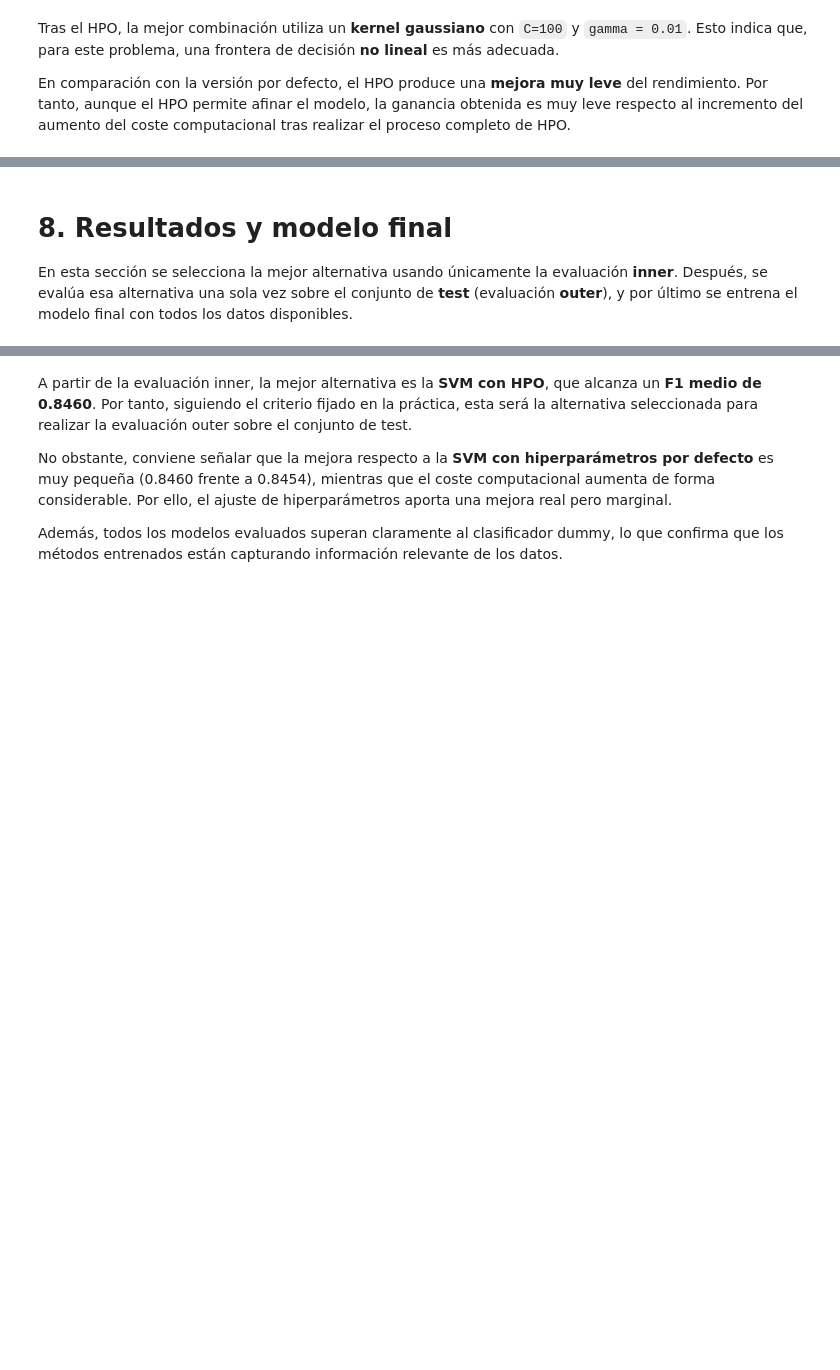
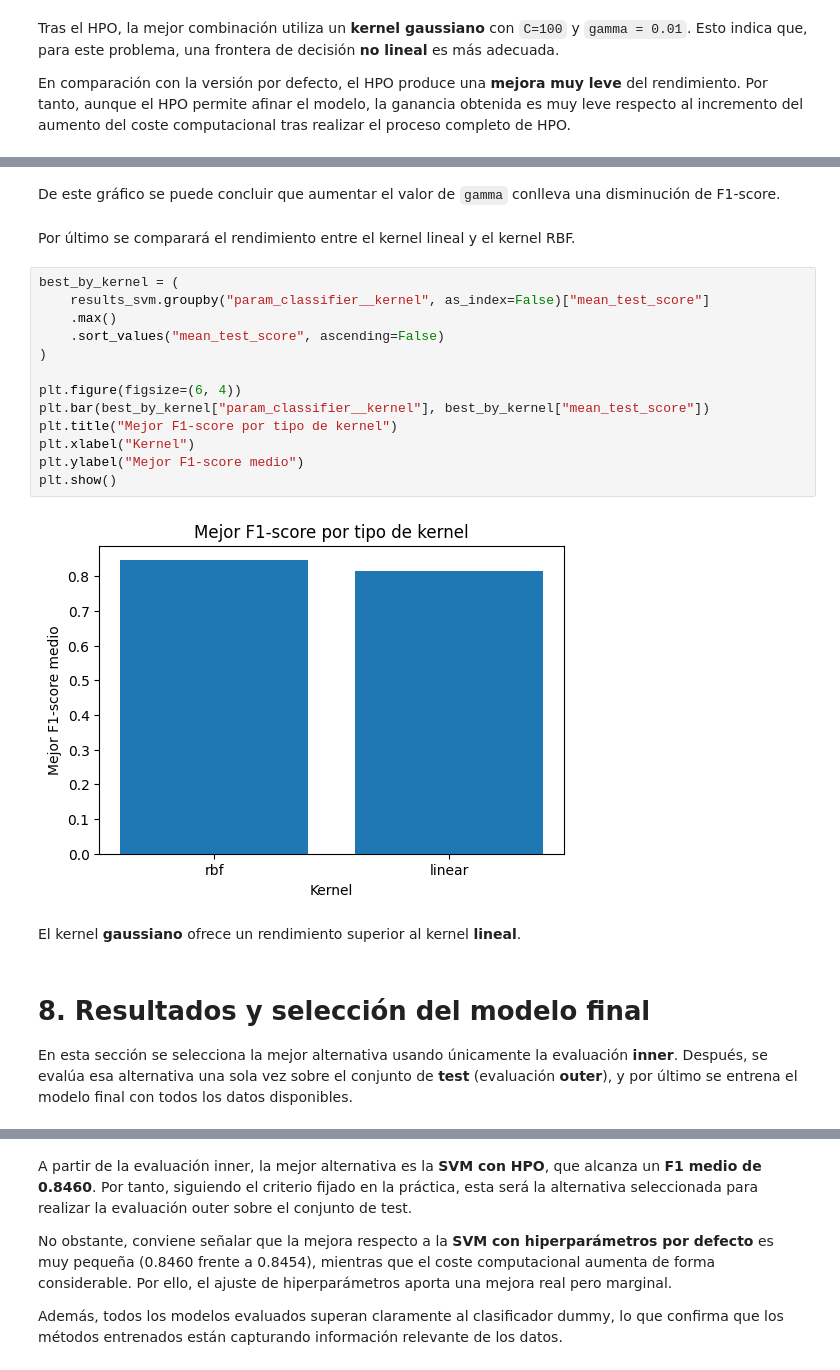
Before and after one commit to 100522401/P1_AA_100522396_100522401, a Jupyter notebook: notebooks/Cuaderno.ipynb, the cells around one changed output, grey strips where cells are left out. Drawn from its saved outputs; the diff is of its cells as text; blank space fills up the shorter version.

```diff
--- a/notebooks/Cuaderno.ipynb
+++ b/notebooks/Cuaderno.ipynb
@@ -1518,5 +1598,26 @@ En comparación con la versión por defecto, el HPO produce una **mejora muy lev
+# %% [markdown]
+De este gráfico se puede concluir que aumentar el valor de `gamma` conlleva una disminución de F1-score.
+# %% [markdown]
+Por último se comparará el rendimiento entre el kernel lineal y el kernel RBF.
+# %%
+best_by_kernel = (
+    results_svm.groupby("param_classifier__kernel", as_index=False)["mean_test_score"]
+    .max()
+    .sort_values("mean_test_score", ascending=False)
+)
+
+plt.figure(figsize=(6, 4))
+plt.bar(best_by_kernel["param_classifier__kernel"], best_by_kernel["mean_test_score"])
+plt.title("Mejor F1-score por tipo de kernel")
+plt.xlabel("Kernel")
+plt.ylabel("Mejor F1-score medio")
+plt.show()
+# %% [output]
+[figure, added]
+# %% [markdown]
+El kernel **gaussiano** ofrece un rendimiento superior al kernel **lineal**.
 # %% [markdown]
-# 8. Resultados y modelo final
+# 8. Resultados y selección del modelo final
 
 En esta sección se selecciona la mejor alternativa usando únicamente la evaluación **inner**. Después, se evalúa esa alternativa una sola vez sobre el conjunto de **test** (evaluación **outer**), y por último se entrena el modelo final con todos los datos disponibles.
 # %%
```
Also changed, not shown: parts of 24 cells of this notebook.
